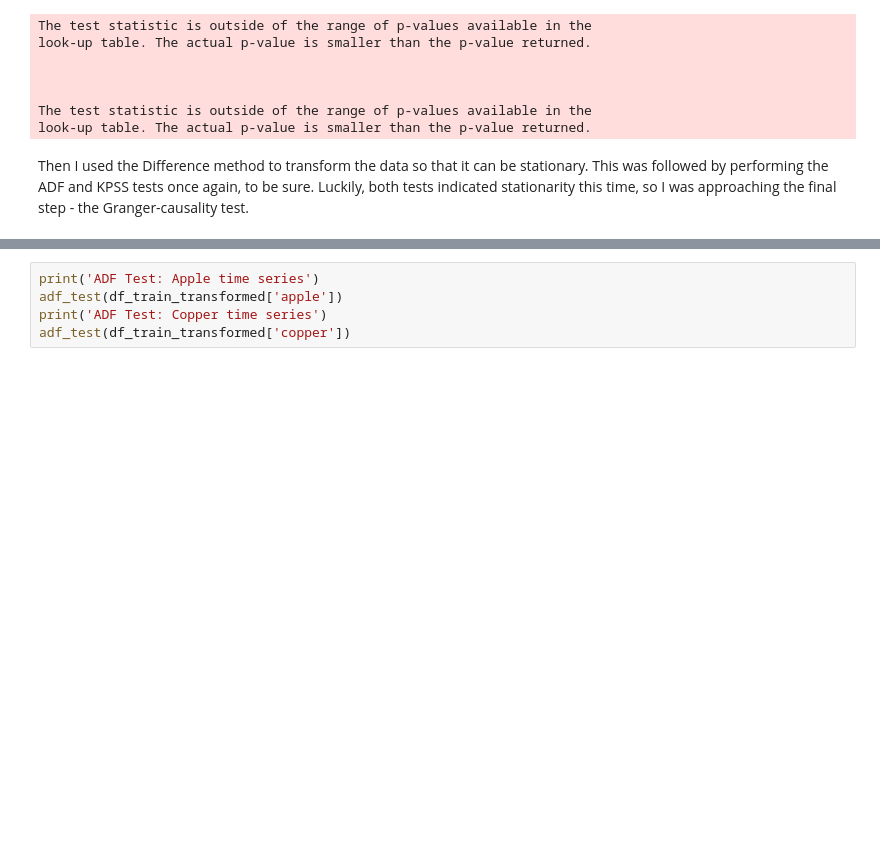
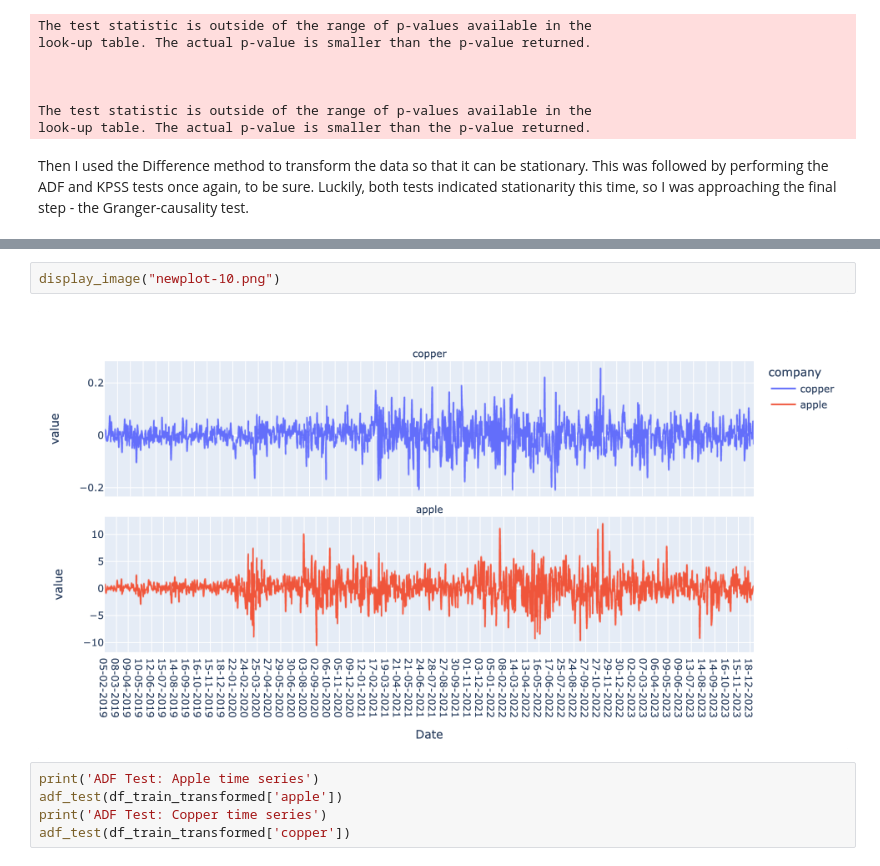
Before and after one commit to human1abs/portfolio-jupyter-notebooks, a Jupyter notebook: stock_price_analysis_granger_causality.ipynb, the cells around one changed output, grey strips where cells are left out. Saved outputs shown, nothing was run; the diff lists cells and outputs as text; blank space fills up the shorter version.

```diff
--- a/stock_price_analysis_granger_causality.ipynb
+++ b/stock_price_analysis_granger_causality.ipynb
@@ -185,6 +199,10 @@ fig.update_yaxes(matches=None)
 fig.show()
 # %% [output]
 [interactive output not drawn]
+# %%
+display_image("newplot-10.png")
+# %% [output]
+[figure, added]
 # %%
 print('ADF Test: Apple time series')
 adf_test(df_train_transformed['apple'])
```
Also changed, not shown: parts of 7 cells of this notebook.
